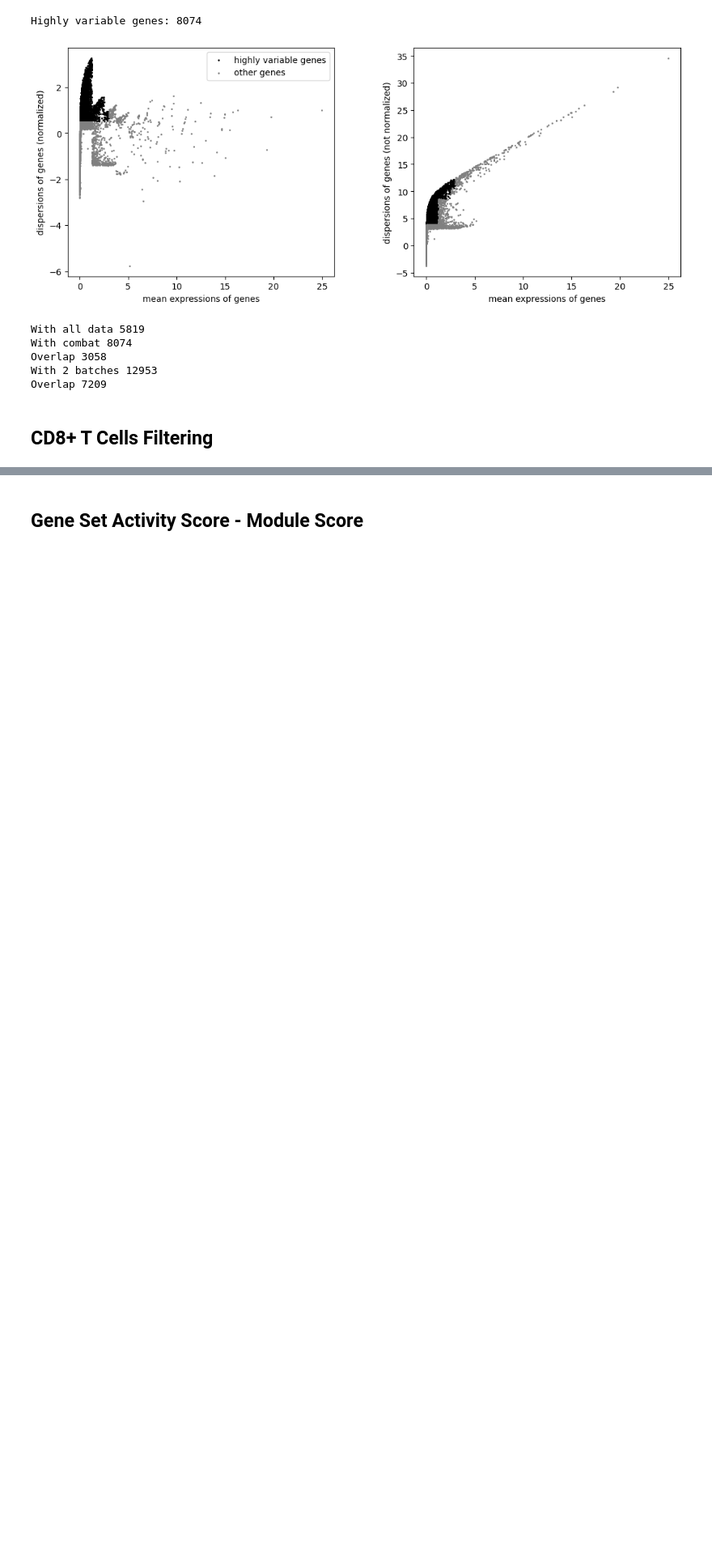
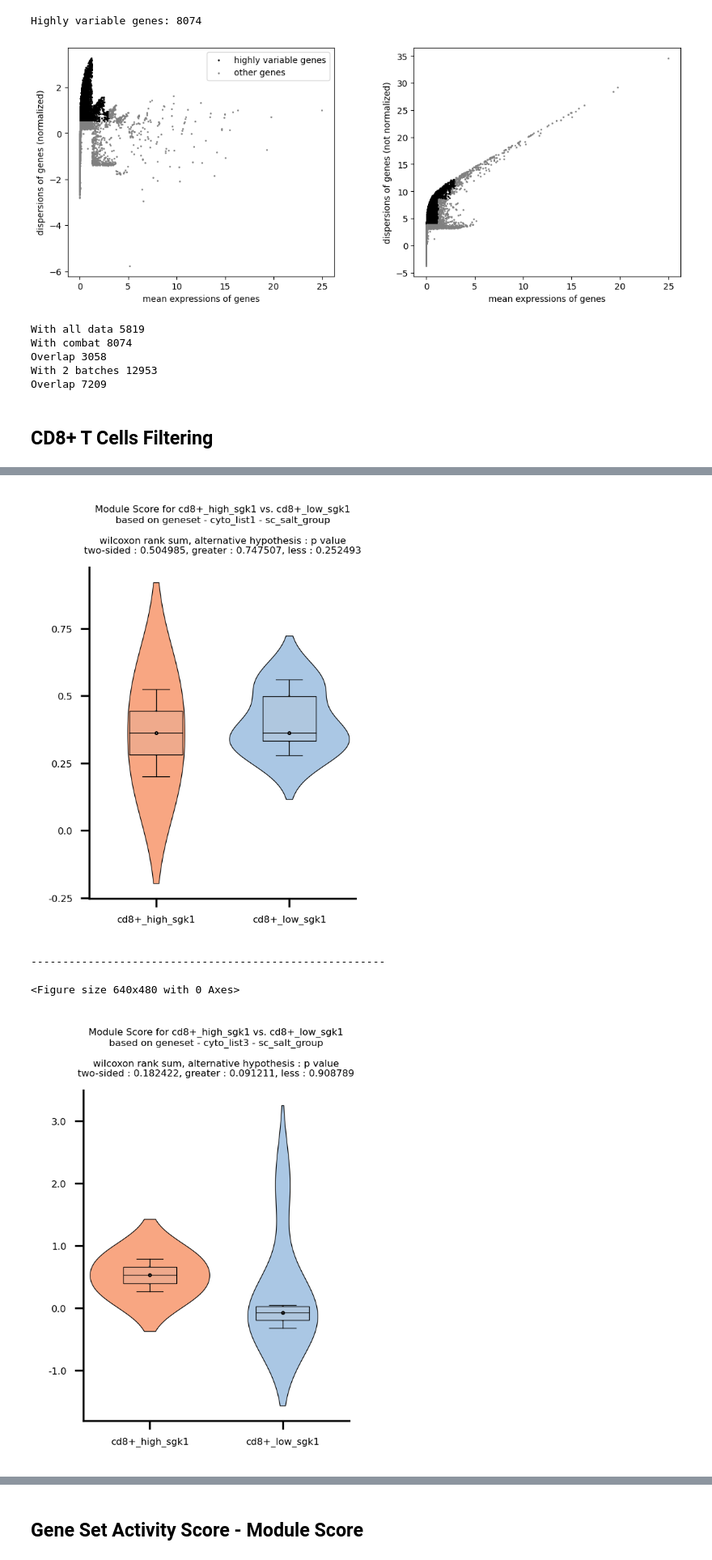
Before and after one commit to mBiocoder/Nature_immunology_code_repository, a Jupyter notebook: CD8_T_scRNAseq_azizi_data/CD8_T_scRNAseq_analysis_azizi_data.ipynb, the cells around one changed output, grey strips where cells are left out. Shown at 81% size. Cells and saved outputs as stored; diff of their text form; code cells hidden in the pictures; blank space fills up the shorter version.

```diff
--- a/CD8_T_scRNAseq_azizi_data/CD8_T_scRNAseq_analysis_azizi_data.ipynb
+++ b/CD8_T_scRNAseq_azizi_data/CD8_T_scRNAseq_analysis_azizi_data.ipynb
@@ -375,0 +613,20 @@ plt.savefig('../figures/marker_genes_CD8+_T_cells.png', dpi = 300, bbox_inches =
+# %%
+h = list(np.where(tumor_t_cells.X[:, sgk1_index] >= 1)[0])
+l = list(np.where(tumor_t_cells.X[:, sgk1_index] <= 0)[0])
+
+
+def assign_sgk1_condition(row):
+    index = int(row['index'])
+    if index in h:
+        return 'cd8+_high_sgk1'
+    elif index in l:
+        return 'cd8+_low_sgk1'
+    else:
+        return 'cd8+_neutral_sgk1'
+# %%
+tumor_t_cells.obs['index'] = list(tumor_t_cells.obs.index)
+# %%
+tumor_t_cells.obs['sgk1_group'] = 'cd8+_neutral_sgk1'
+# %%
+tumor_t_cells.obs['sgk1_group'].iloc[h] = 'cd8+_high_sgk1'
+tumor_t_cells.obs['sgk1_group'].iloc[l] = 'cd8+_low_sgk1'
@@ -375,0 +649,15 @@ plt.savefig('../figures/marker_genes_CD8+_T_cells.png', dpi = 300, bbox_inches =
+# %%
+genes = {'cyto_list1' : pd.read_csv('../data/gene_lists/cyto_list1.csv', sep = '\t'),
+         'cyto_list3' : pd.read_csv('../data/gene_lists/cyto_list3.csv', sep = '\t'),
+        }
+
+for geneset_name, geneset in genes.items():
+    utilis.violin_plot(original_adata = tumor_t_cells,
+    colors = colors,
+    group = 'sgk1_group',
+    group_conditions = ['cd8+_high_sgk1', 'cd8+_low_sgk1'],
+    geneset = geneset['genes'],
+    geneset_name = f'{geneset_name} - {group}',
+    module_score = True)
+    print('--------------------------------------------------------')
+# %% [output]
@@ -375,0 +665,4 @@ plt.savefig('../figures/marker_genes_CD8+_T_cells.png', dpi = 300, bbox_inches =
+[figure, added]
+--------------------------------------------------------
+<Figure size 640x480 with 0 Axes>
+[figure, added]
```
Also changed, not shown: parts of 37 cells of this notebook, 1 other file.
